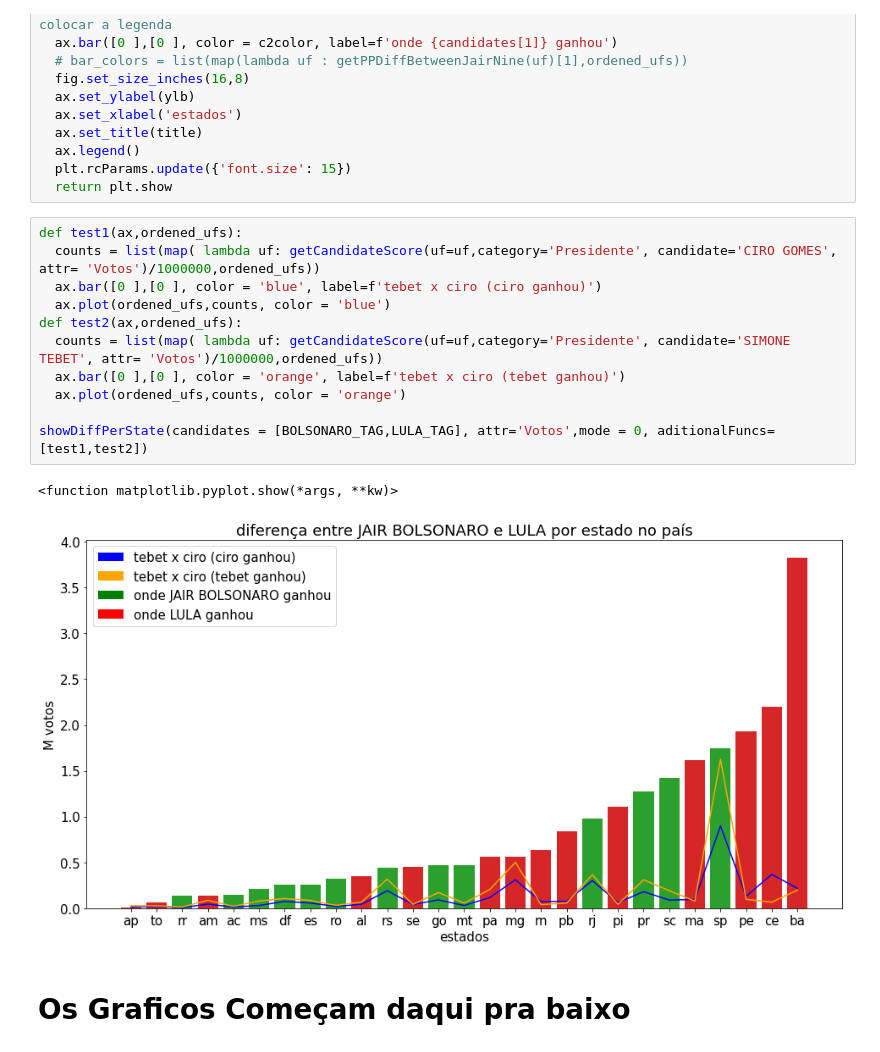
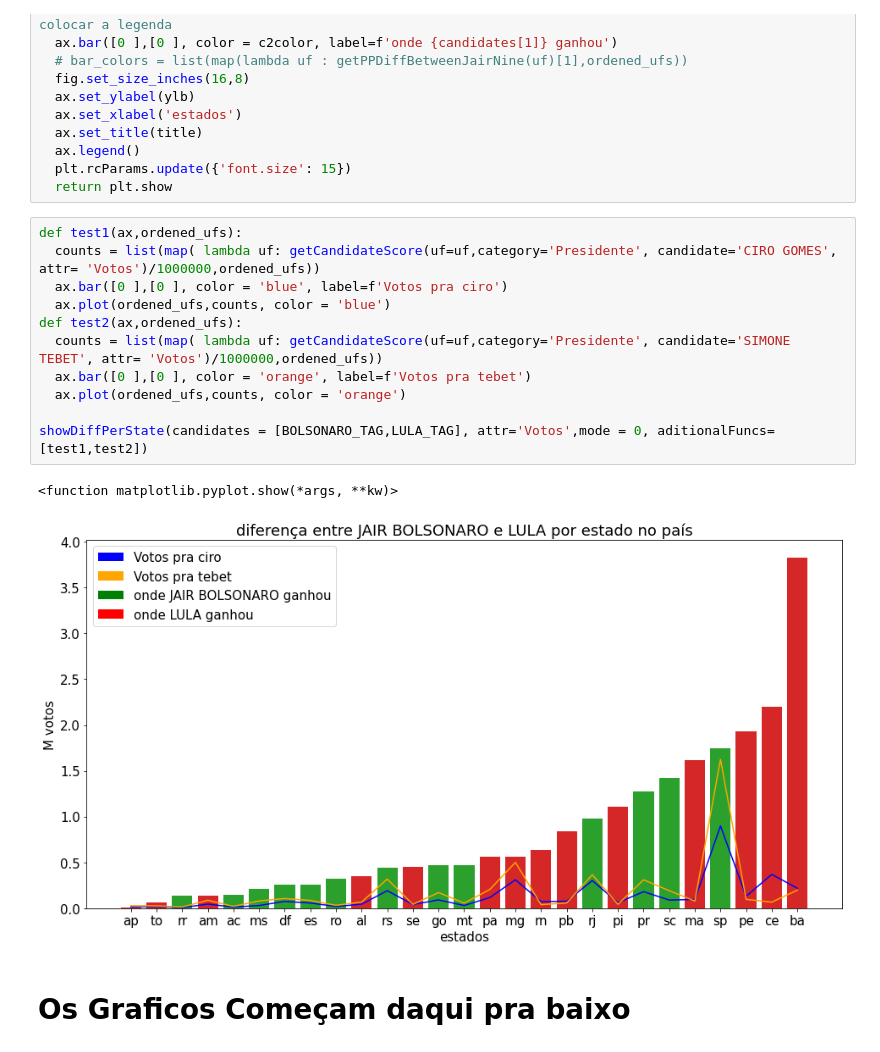
Before and after one commit to luisArthurRodriguesDaSilva/analise-eleicoes-brasileiras-2022, a Jupyter notebook: apuração.ipynb, the cells around one changed output. Drawn from its saved outputs; the diff is of its cells as text.

```diff
--- a/apuração.ipynb
+++ b/apuração.ipynb
@@ -164,17 +164,17 @@ def showDiffPerState(candidates, attr,category= 'Presidente',mode = 0, aditional
 # %%
 def test1(ax,ordened_ufs):
   counts = list(map( lambda uf: getCandidateScore(uf=uf,category='Presidente', candidate='CIRO GOMES', attr= 'Votos')/1000000,ordened_ufs))
-  ax.bar([0 ],[0 ], color = 'blue', label=f'tebet x ciro (ciro ganhou)')
+  ax.bar([0 ],[0 ], color = 'blue', label=f'Votos pra ciro')
   ax.plot(ordened_ufs,counts, color = 'blue')
 def test2(ax,ordened_ufs):
   counts = list(map( lambda uf: getCandidateScore(uf=uf,category='Presidente', candidate='SIMONE TEBET', attr= 'Votos')/1000000,ordened_ufs))
-  ax.bar([0 ],[0 ], color = 'orange', label=f'tebet x ciro (tebet ganhou)')
+  ax.bar([0 ],[0 ], color = 'orange', label=f'Votos pra tebet')
   ax.plot(ordened_ufs,counts, color = 'orange')
 
 showDiffPerState(candidates = [BOLSONARO_TAG,LULA_TAG], attr='Votos',mode = 0, aditionalFuncs=[test1,test2])
 # %% [output]
 <function matplotlib.pyplot.show(*args, **kw)>
-[figure, old version]
+[figure, new version]
 # %% [markdown]
 # Os Graficos Começam daqui pra baixo
 # %% [markdown]
```
Also changed, not shown: parts of 1 cell of this notebook.
